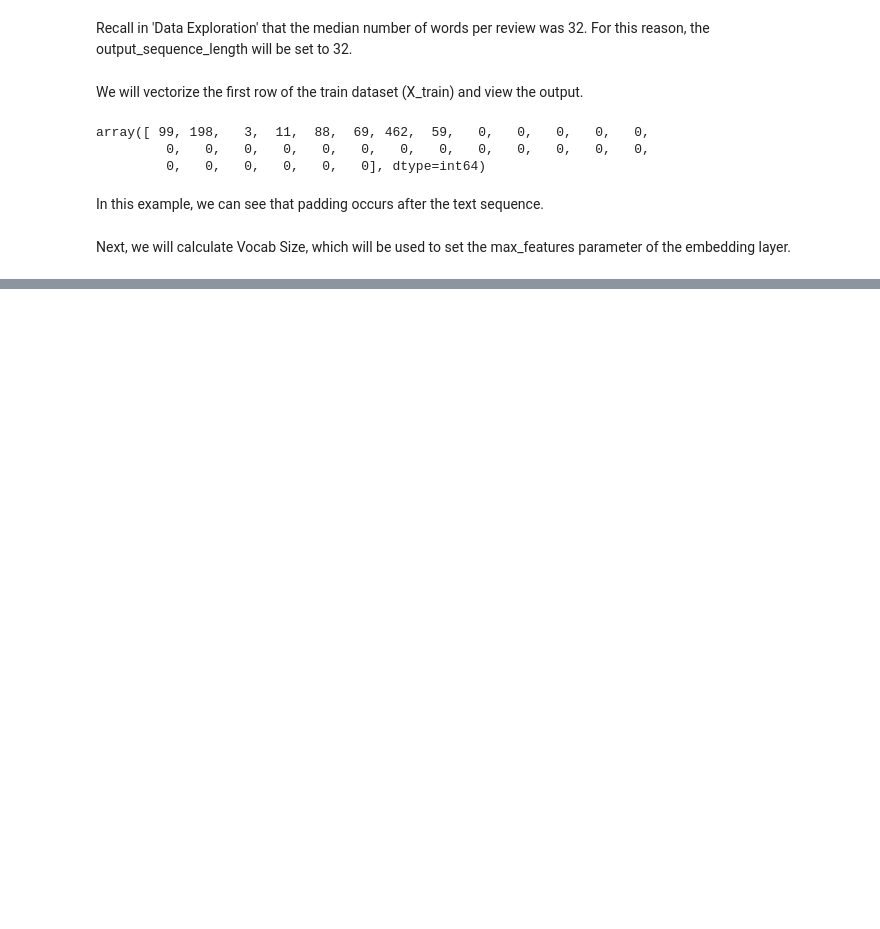
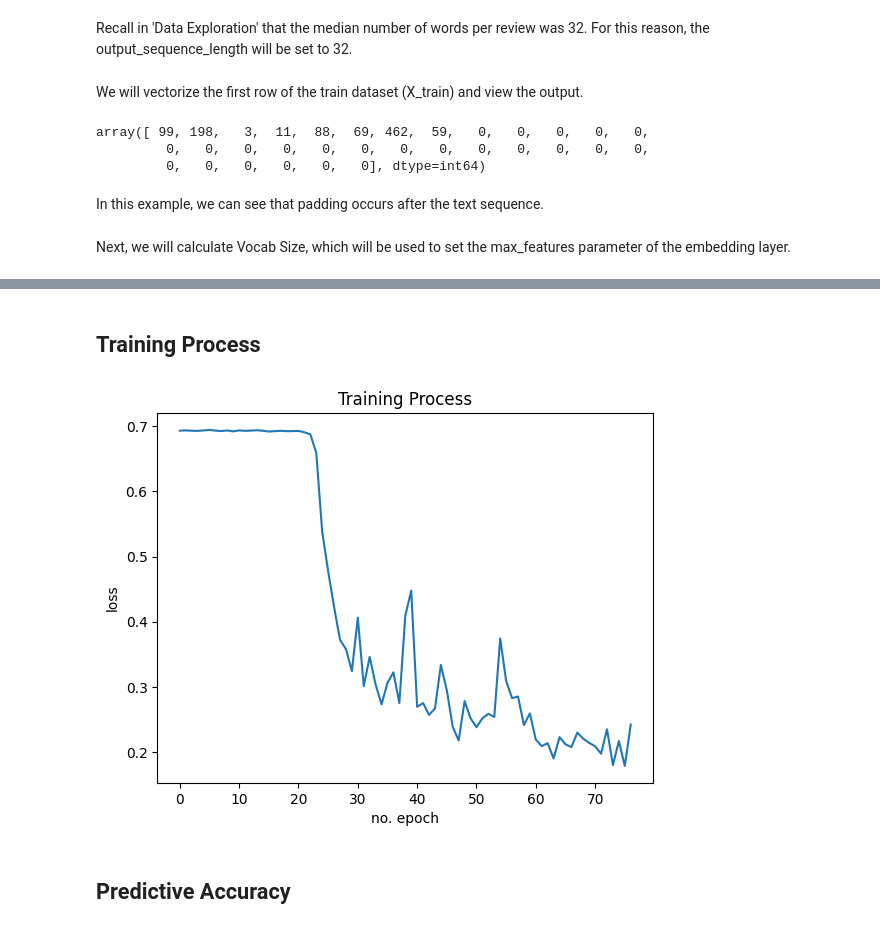
Before and after one commit to sjo1403/advanced-data-analytics, a Jupyter notebook: D213 Task 2.ipynb, the cells around one changed output, grey strips where cells are left out. Drawn from its saved outputs; the diff is of its cells as text; code cells hidden in the pictures; blank space fills up the shorter version.

```diff
--- a/D213 Task 2.ipynb
+++ b/D213 Task 2.ipynb
@@ -398,5 +445,5 @@ model.compile(loss=losses.BinaryCrossentropy(from_logits=True),
               optimizer='adam',
               metrics=tf.metrics.BinaryAccuracy(threshold=0.0))
 # %%
-callback = tf.keras.callbacks.EarlyStopping(monitor='val_binary_accuracy', patience=5)
+callback = tf.keras.callbacks.EarlyStopping(monitor='val_loss', patience=50, restore_best_weights=True)
 # %% [markdown]
@@ -418,6 +465,6 @@ history = model.fit(
     x=vectorize_layer(X_train),
     y=y_train.astype('int32'),
     validation_split=0.3,
-    epochs=20,
+    epochs=1000,
     callbacks=[callback])
 # %% [output]
@@ -427,0 +507,13 @@ Epoch 2/20
+# %% [markdown]
+## Training Process
+# %%
+# plot loss against training (no. of epochs)
+plt.plot(history.history['loss'])
+plt.xlabel('no. epoch')
+plt.ylabel('loss')
+plt.title('Training Process')
+plt.show()
+# %% [output]
+[figure, added]
+# %% [markdown]
+## Predictive Accuracy
```
Also changed, not shown: parts of 31 cells of this notebook.
